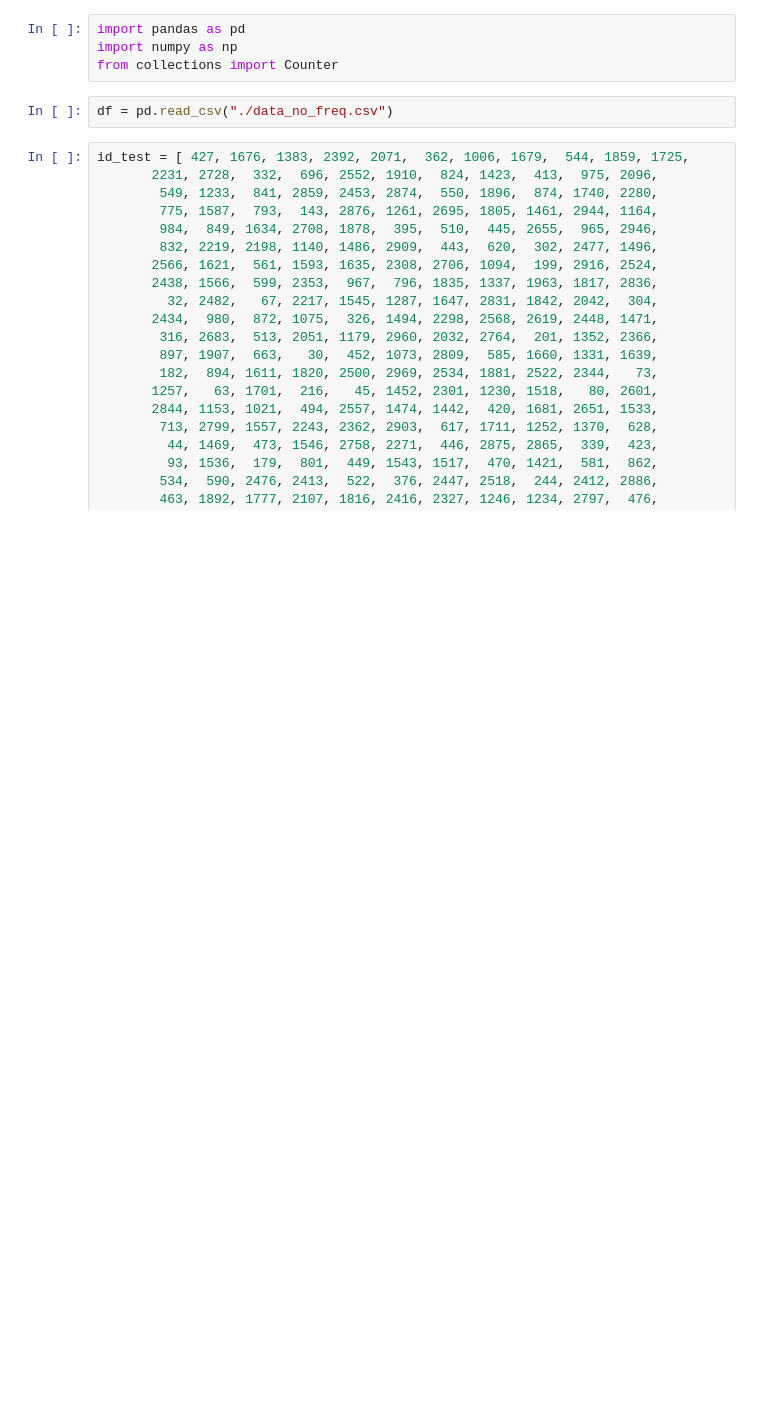
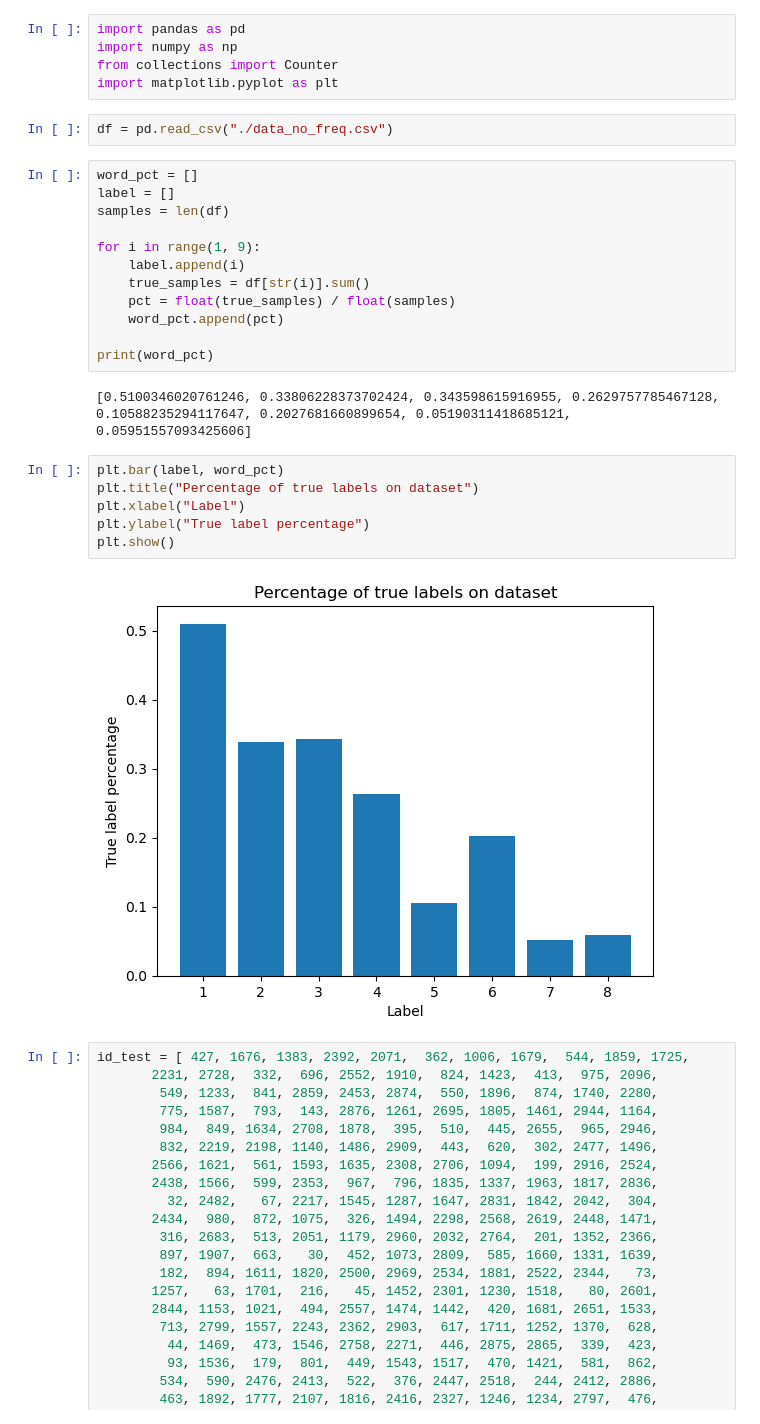
Before and after one commit to dangtruong-github/data-mining-final-project, a Jupyter notebook: Data processing/word_analysis.ipynb, the cells around one changed output. Cells and saved outputs as stored; diff of their text form; blank space fills up the shorter version.

```diff
--- a/Data processing/word_analysis.ipynb
+++ b/Data processing/word_analysis.ipynb
@@ -2,8 +2,31 @@
 import pandas as pd
 import numpy as np
 from collections import Counter
+import matplotlib.pyplot as plt
 # %%
 df = pd.read_csv("./data_no_freq.csv")
+# %%
+word_pct = []
+label = []
+samples = len(df)
+
+for i in range(1, 9):
+    label.append(i)
+    true_samples = df[str(i)].sum()
+    pct = float(true_samples) / float(samples)
+    word_pct.append(pct)
+
+print(word_pct)
+# %% [output]
+[0.5100346020761246, 0.33806228373702424, 0.343598615916955, 0.2629757785467128, 0.10588235294117647, 0.2027681660899654, 0.05190311418685121, 0.05951557093425606]
+# %%
+plt.bar(label, word_pct)
+plt.title("Percentage of true labels on dataset")
+plt.xlabel("Label")
+plt.ylabel("True label percentage")
+plt.show()
+# %% [output]
+[figure, added]
 # %%
 id_test = [ 427, 1676, 1383, 2392, 2071,  362, 1006, 1679,  544, 1859, 1725,
        2231, 2728,  332,  696, 2552, 1910,  824, 1423,  413,  975, 2096,
```
Also changed, not shown: parts of 4 cells of this notebook, 24 other files.
